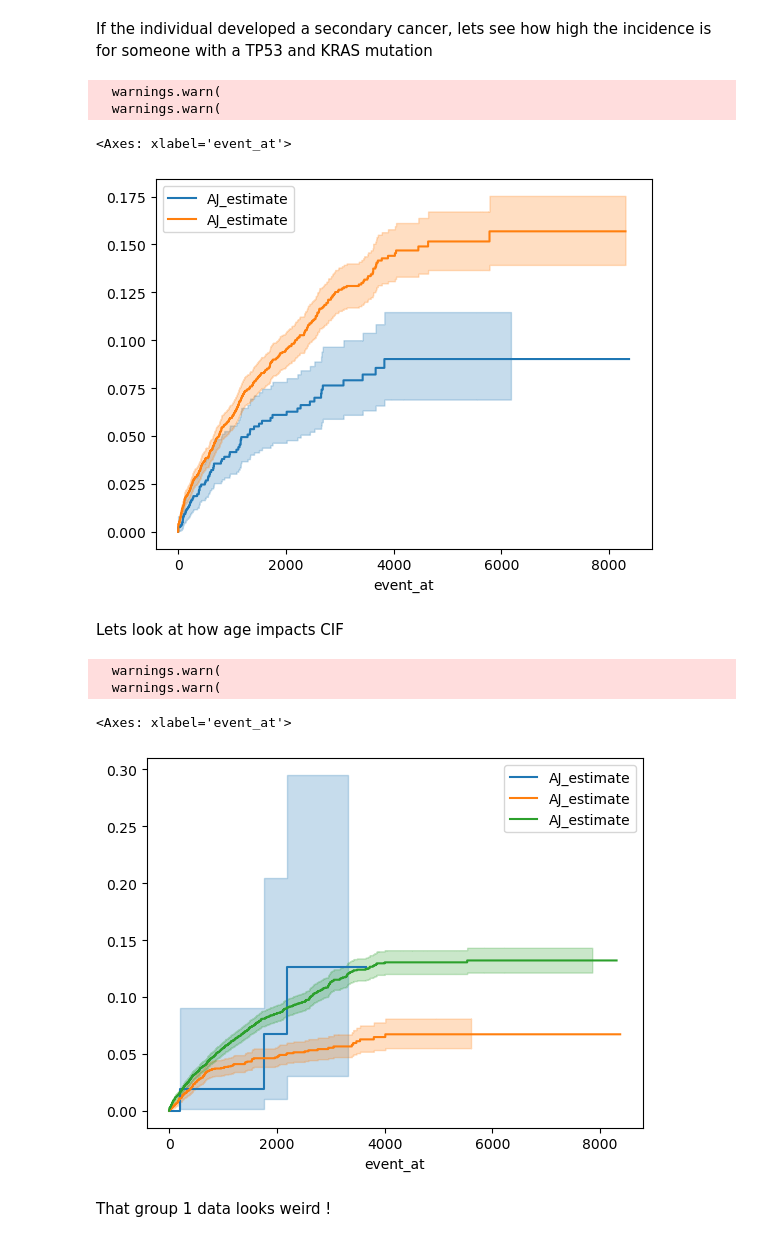
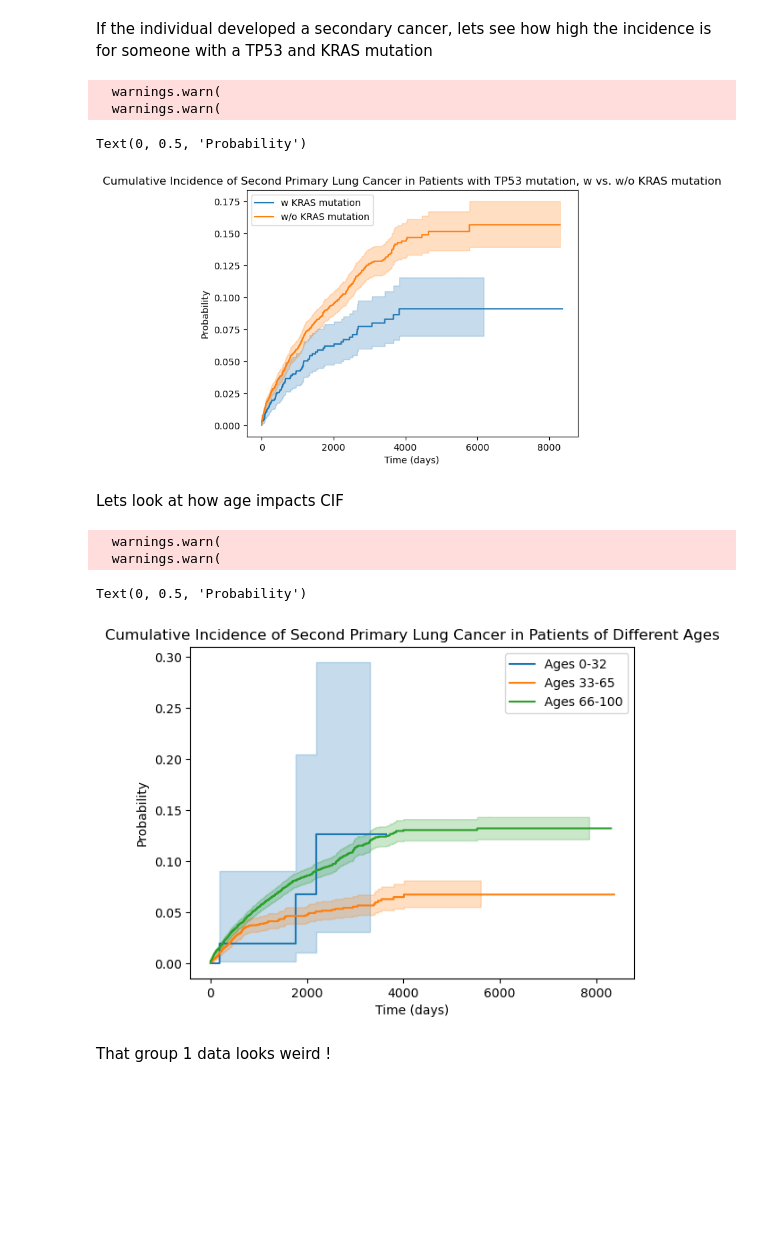
Before and after one commit to Roseille/SurvivalAnalyses, a Jupyter notebook: sample.ipynb, the cells around one changed output. Cells and saved outputs as stored; diff of their text form; code cells hidden in the pictures; blank space fills up the shorter version.

```diff
--- a/sample.ipynb
+++ b/sample.ipynb
@@ -169,39 +178,50 @@ See the caveats in the documentation: https://pandas.pydata.org/pandas-docs/stab
 # %% [markdown]
 If the individual developed a secondary cancer, lets see how high the incidence is for someone with a TP53 and KRAS mutation
 # %%
+TP53KRASm_ajf = AalenJohansenFitter(calculate_variance = True)
+TP53nm_ajf = AalenJohansenFitter(calculate_variance = True)
 mutated_TP53_KRAS = mutated_TP53[mutated_TP53['KRAS'] == True]
-ajf.fit(mutated_TP53_KRAS['DT_SECONDCANCER_DEATH'], mutated_TP53_KRAS['ENDPT_SECONDCANCER_DEATH'], event_of_interest=1)
-ajf.cumulative_density_
-ajf.plot()
-ajf.fit(nonmutated_TP53['DT_SECONDCANCER_DEATH'], nonmutated_TP53['ENDPT_SECONDCANCER_DEATH'], event_of_interest=1)
-ajf.cumulative_density_
-ajf.plot()
+TP53KRASm_ajf.fit(mutated_TP53_KRAS['DT_SECONDCANCER_DEATH'], mutated_TP53_KRAS['ENDPT_SECONDCANCER_DEATH'], event_of_interest=1)
+TP53KRASm_ajf.cumulative_density_
+TP53KRASm_ajf.plot(label ='w KRAS mutation')
+TP53nm_ajf.fit(nonmutated_TP53['DT_SECONDCANCER_DEATH'], nonmutated_TP53['ENDPT_SECONDCANCER_DEATH'], event_of_interest=1)
+TP53nm_ajf.cumulative_density_
+TP53nm_ajf.plot(label ='w/o KRAS mutation')
+plt.title('Cumulative Incidence of Second Primary Lung Cancer in Patients with TP53 mutation, w vs. w/o KRAS mutation')
+plt.xlabel('Time (days)')
+plt.ylabel('Probability')
 # %% [output]
   warnings.warn(
   warnings.warn(
-<Axes: xlabel='event_at'>
+Text(0, 0.5, 'Probability')
-[figure, old version]
+[figure, new version]
 # %% [markdown]
 Lets look at how age impacts CIF
 # %%
+young_ajf = AalenJohansenFitter(calculate_variance = True)
+middle_ajf = AalenJohansenFitter(calculate_variance = True)
+old_ajf = AalenJohansenFitter(calculate_variance = True)
 group_1 = cph_df[cph_df['CURRENT_AGE_DEID'] <= 32]
 group_2 = cph_df[(cph_df['CURRENT_AGE_DEID'] <= 65) & (cph_df['CURRENT_AGE_DEID'] > 32)]
 group_3 = cph_df[(cph_df['CURRENT_AGE_DEID'] <= 99) & (cph_df['CURRENT_AGE_DEID'] > 65)]
-ajf.fit(group_1['DT_SECONDCANCER_DEATH'], group_1['ENDPT_SECONDCANCER_DEATH'], event_of_interest=1)
-ajf.cumulative_density_
-ajf.plot()
-ajf.fit(group_2['DT_SECONDCANCER_DEATH'], group_2['ENDPT_SECONDCANCER_DEATH'], event_of_interest=1)
-ajf.cumulative_density_
-ajf.plot()
-ajf.fit(group_3['DT_SECONDCANCER_DEATH'], group_3['ENDPT_SECONDCANCER_DEATH'], event_of_interest=1)
-ajf.cumulative_density_
-ajf.plot()
+young_ajf.fit(group_1['DT_SECONDCANCER_DEATH'], group_1['ENDPT_SECONDCANCER_DEATH'], event_of_interest=1)
+young_ajf.cumulative_density_
+young_ajf.plot(label = 'Ages 0-32')
+middle_ajf.fit(group_2['DT_SECONDCANCER_DEATH'], group_2['ENDPT_SECONDCANCER_DEATH'], event_of_interest=1)
+middle_ajf.cumulative_density_
+middle_ajf.plot(label = 'Ages 33-65')
+old_ajf.fit(group_3['DT_SECONDCANCER_DEATH'], group_3['ENDPT_SECONDCANCER_DEATH'], event_of_interest=1)
+old_ajf.cumulative_density_
+old_ajf.plot(label = 'Ages 66-100')
+plt.title('Cumulative Incidence of Second Primary Lung Cancer in Patients of Different Ages')
+plt.xlabel('Time (days)')
+plt.ylabel('Probability')
 #Blue, orange, green
 # %% [output]
   warnings.warn(
   warnings.warn(
-<Axes: xlabel='event_at'>
+Text(0, 0.5, 'Probability')
-[figure, old version]
+[figure, new version]
 # %% [markdown]
 That group 1 data looks weird !
 # %%
```
Also changed, not shown: parts of 5 cells of this notebook.
